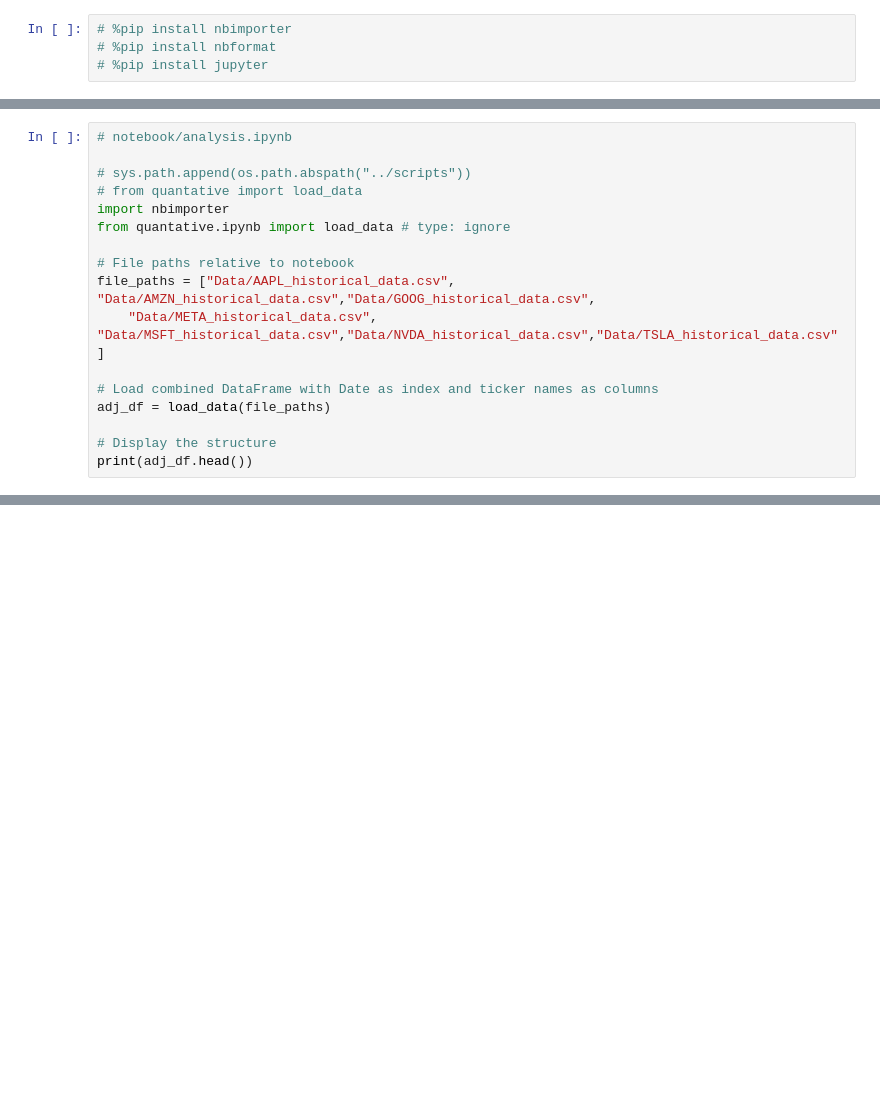
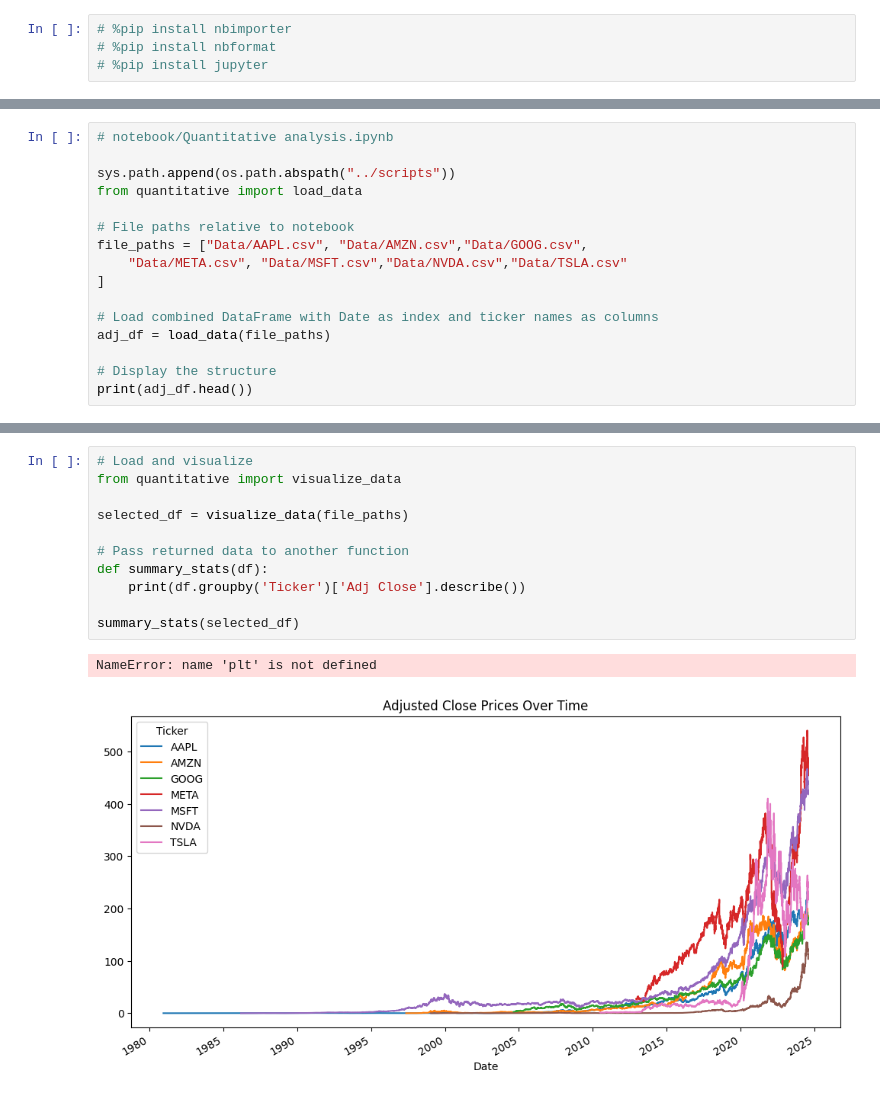
Before and after one commit to Addisu22/news-sentiment-stock-analysis, a Jupyter notebook: notebook/Quantitative_Analysis.ipynb, the cells around one changed output, grey strips where cells are left out. Saved outputs shown, nothing was run; the diff lists cells and outputs as text; blank space fills up the shorter version.

Commit message:
Quantitative Analysis

```diff
--- a/notebook/Quantitative_Analysis.ipynb
+++ b/notebook/Quantitative_Analysis.ipynb
@@ -16,14 +34,12 @@ SyntaxError: invalid syntax (2558099361.py, line 1)
 # %%
-# notebook/analysis.ipynb
+# notebook/Quantitative analysis.ipynb
 
-# sys.path.append(os.path.abspath("../scripts"))
-# from quantative import load_data
-import nbimporter
-from quantative.ipynb import load_data # type: ignore
+sys.path.append(os.path.abspath("../scripts"))
+from quantitative import load_data
 
 # File paths relative to notebook
-file_paths = ["Data/AAPL_historical_data.csv", "Data/AMZN_historical_data.csv","Data/GOOG_historical_data.csv",
-    "Data/META_historical_data.csv", "Data/MSFT_historical_data.csv","Data/NVDA_historical_data.csv","Data/TSLA_historical_data.csv"
+file_paths = ["Data/AAPL.csv", "Data/AMZN.csv","Data/GOOG.csv",
+    "Data/META.csv", "Data/MSFT.csv","Data/NVDA.csv","Data/TSLA.csv"
 ]
 
 # Load combined DataFrame with Date as index and ticker names as columns
@@ -35,0 +80,14 @@ ModuleNotFoundError: No module named 'quantative'
+# %%
+# Load and visualize
+from quantitative import visualize_data
+
+selected_df = visualize_data(file_paths)
+
+# Pass returned data to another function
+def summary_stats(df):
+    print(df.groupby('Ticker')['Adj Close'].describe())
+
+summary_stats(selected_df)
+# %% [output]
+NameError: name 'plt' is not defined
+[figure, added]
```
Also changed, not shown: parts of 8 cells of this notebook.
